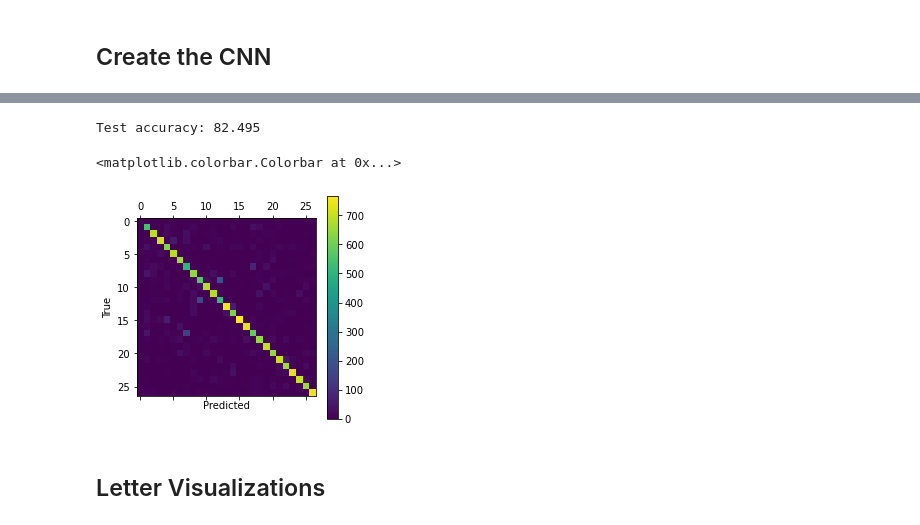
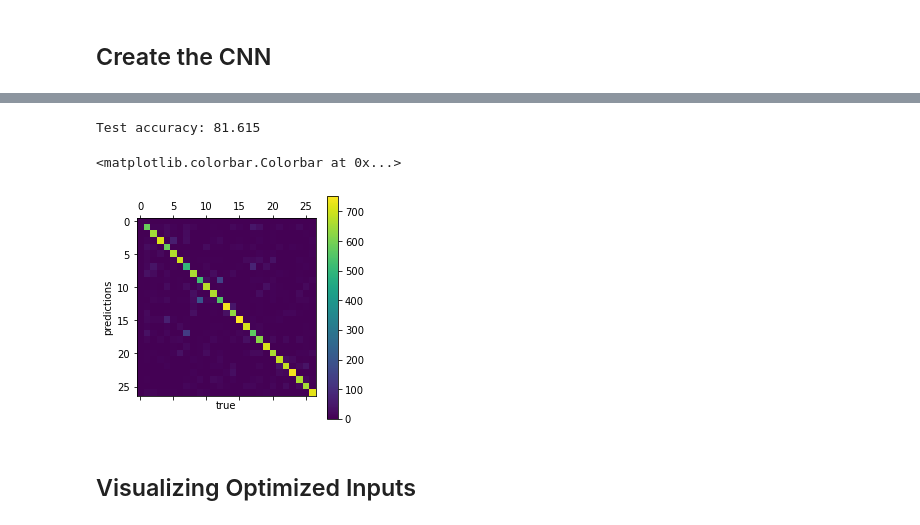
Before and after one commit to msuv08/cnn-handwritten-letter-recognition, a Jupyter notebook: letter_recognition.ipynb, the cells around one changed output, grey strips where cells are left out. Saved outputs shown, nothing was run; the diff lists cells and outputs as text; code cells hidden in the pictures.

```diff
--- a/letter_recognition.ipynb
+++ b/letter_recognition.ipynb
@@ -160,18 +160,18 @@ EPOCH 9
-# %%
-acc, true, pred = test_network(model, test_loader)
-print('Test accuracy: %0.3f' % acc)
-
-contingency = np.zeros((model.classes, model.classes))
-for i in range(len(pred)):
-    contingency[int(pred[i])][int(true[i])] += 1
-
-plt.matshow(contingency)
-plt.xlabel("Predicted")
-plt.ylabel("True")
-plt.colorbar()
-# %% [output]
-Test accuracy: 82.495
-<matplotlib.colorbar.Colorbar at 0x...>
-[figure, removed]
-# %% [markdown]
-## Letter Visualizations
+# %%
+acc, true, pred = test_network(model, test_loader)
+print('Test accuracy: %0.3f' % acc)
+
+contingency = np.zeros((len(model.classes), len(model.classes)))
+for i in range(len(pred)):
+    contingency[int(pred[i])][int(true[i])] += 1
+
+plt.matshow(contingency)
+plt.xlabel("true")
+plt.ylabel("predictions")
+plt.colorbar()
+# %% [output]
+Test accuracy: 81.615
+<matplotlib.colorbar.Colorbar at 0x...>
+[figure, added]
+# %% [markdown]
+## Visualizing Optimized Inputs
```
Also changed, not shown: parts of 10 cells of this notebook, 1 other file.
